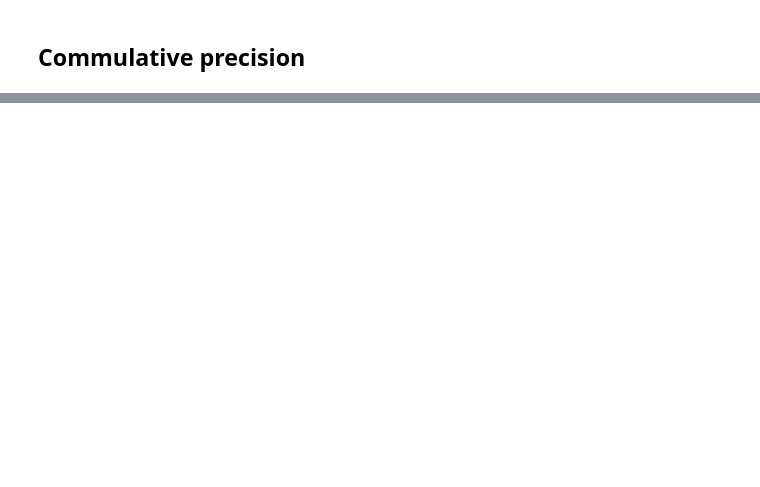
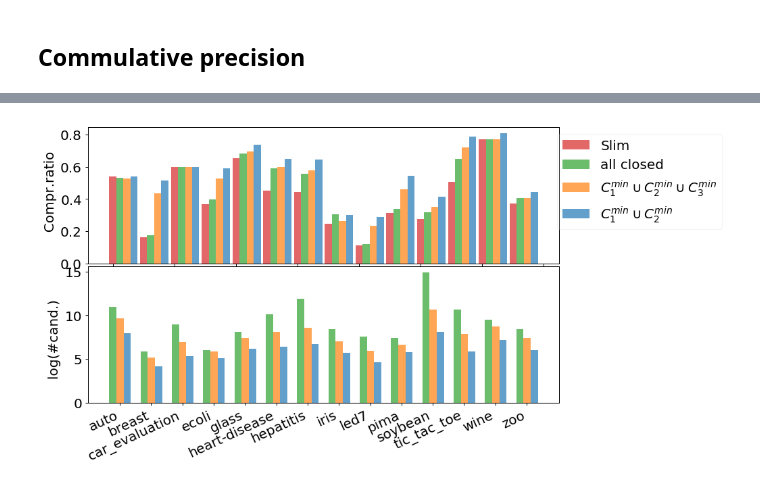
Before and after one commit to makhalova/pattern_mining_tools, a Jupyter notebook: experiments/PKDD_2020/output_for_paper.ipynb, the cells around one changed output, grey strips where cells are left out. Saved outputs shown, nothing was run; the diff lists cells and outputs as text; code cells hidden in the pictures; blank space fills up the shorter version.

```diff
--- a/experiments/PKDD_2020/output_for_paper.ipynb
+++ b/experiments/PKDD_2020/output_for_paper.ipynb
@@ -159,0 +229,36 @@ plt.show()
+# %%
+df = pd.DataFrame(results)
+df_cr = df.pivot_table(index = 'name', columns = 'algo')['CR']
+df_candidates = df.pivot_table(index = 'name', columns = 'algo')['n_candidates']
+# %%
+dpi = 90
+wd = 0.23
+fig, axes  = plt.subplots(2,1, dpi = dpi, figsize = (900 / dpi, 600 / dpi) )
+mpl.rcParams.update({'font.size': 10})
+
+xs = range(df_cr.shape[0])
+
+for i, (col_name, label_name, color_name) in enumerate([('SLIM','Slim', '#d62728'), ('KRIMP', 'all closed', '#2ca02c'),
+    ('KRIMP3', r'$C_1^{min} \cup C_2^{min}\cup C_3^{min}$', '#ff7f0e'), ('KRIMP2', r'$C_1^{min} \cup C_2^{min}$', '#1f77b4') ]):
+    axes[0].bar([x + wd*i for x in xs], df_cr[col_name],
+        width = wd, color = color_name, alpha = 0.7, label = label_name,
+        zorder = 2)
+axes[0].set_ylabel('  Compr.ratio', fontsize = 16)
+axes[0].tick_params(labelsize = 16)
+axes[0].legend(loc='upper right', framealpha=0.2, bbox_to_anchor=(1.36, 1.),fontsize = 16)
+
+
+for i, (col_name, label_name, color_name) in enumerate([('SLIM','Slim', '#d62728'), ('KRIMP', 'all closed', '#2ca02c'),
+    ('KRIMP3', r'$C_1^{min} \cup C_2^{min}\cup C_3^{min}$', '#ff7f0e'), ('KRIMP2', r'$C_1^{min} \cup C_2^{min}$', '#1f77b4') ]):
+    if i > 0:
+        axes[1].bar([x + wd*i for x in xs], np.log(df_candidates[col_name]),
+            width = wd, color = color_name, alpha = 0.7, label = label_name,
+            zorder = 2)
+axes[1].set_ylabel('log(#cand.)  ', fontsize = 16)
+
+axes[1].tick_params(labelsize = 16)
+fig.autofmt_xdate(rotation = 25)
+plt.xticks([v + 0.45 for v in xs], df_cr.index, fontsize = 16)
+plt.subplots_adjust(wspace=.01, hspace = 0.02)
+# %% [output]
+[figure, added]
```
Also changed, not shown: parts of 9 cells of this notebook, 1 other file.
